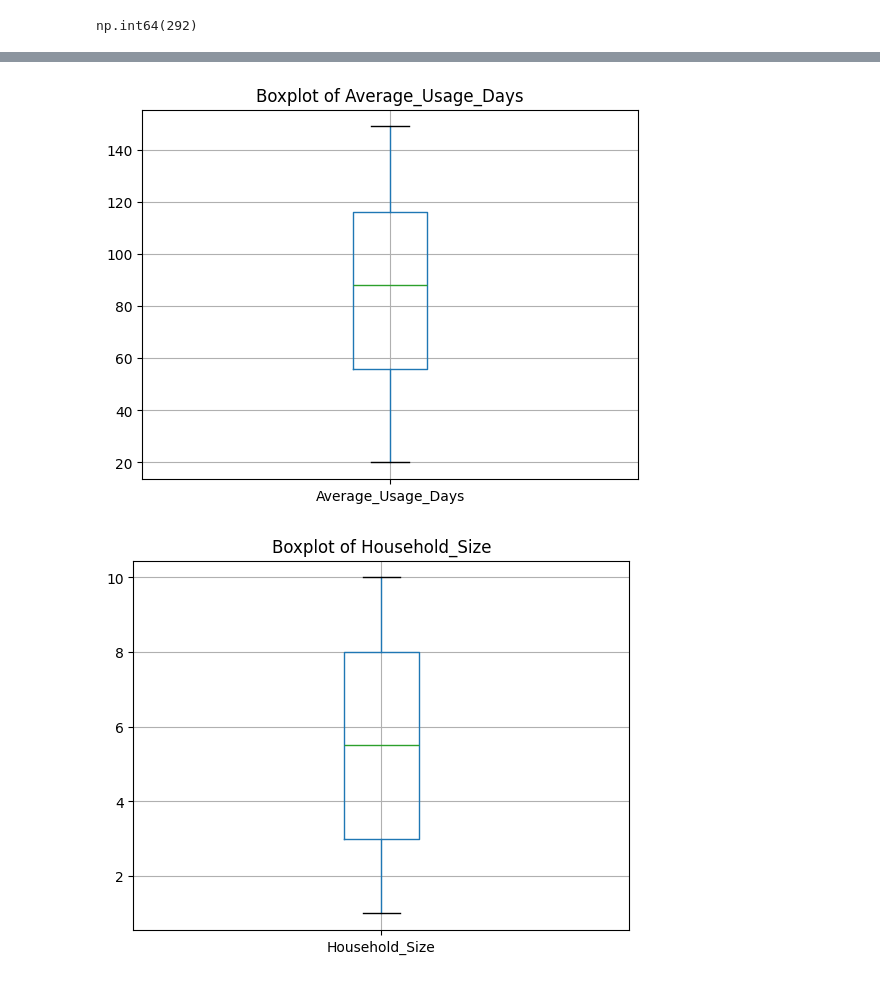
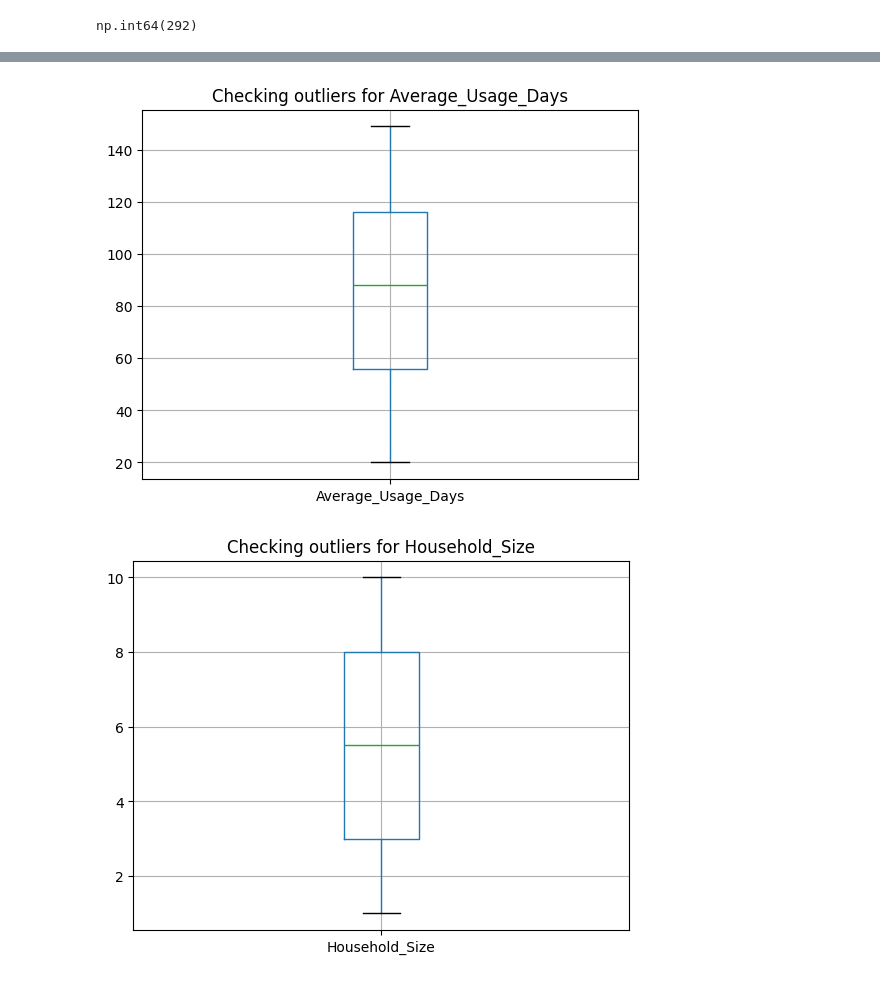
Before and after one commit to TUITOEKK/Fuel_Supply_Analysis, a Jupyter notebook: Fuel supply Analysis.ipynb, the cells around one changed output, grey strips where cells are left out. Drawn from its saved outputs; the diff is of its cells as text; code cells hidden in the pictures.

```diff
--- a/Fuel supply Analysis.ipynb
+++ b/Fuel supply Analysis.ipynb
@@ -180,16 +180,15 @@ plt.show()
 # %%
 import matplotlib.pyplot as plt
-
 bad_emails.boxplot(column='Average_Usage_Days')
-plt.title('Boxplot of Average_Usage_Days')
+plt.title('Checking outliers for Average_Usage_Days')
 plt.show()
 
 bad_emails.boxplot(column='Household_Size')
-plt.title('Boxplot of Household_Size')
+plt.title('Checking outliers for Household_Size')
 plt.show()
 # %% [output]
-[figure, old version]
+[figure, new version]
-[figure, old version]
+[figure, new version]
 # %%
 data.to_csv('cleaned_fuel_supply_data.csv', index=False)
 # %%
```
Also changed, not shown: parts of 2 cells of this notebook, 1 other file.
